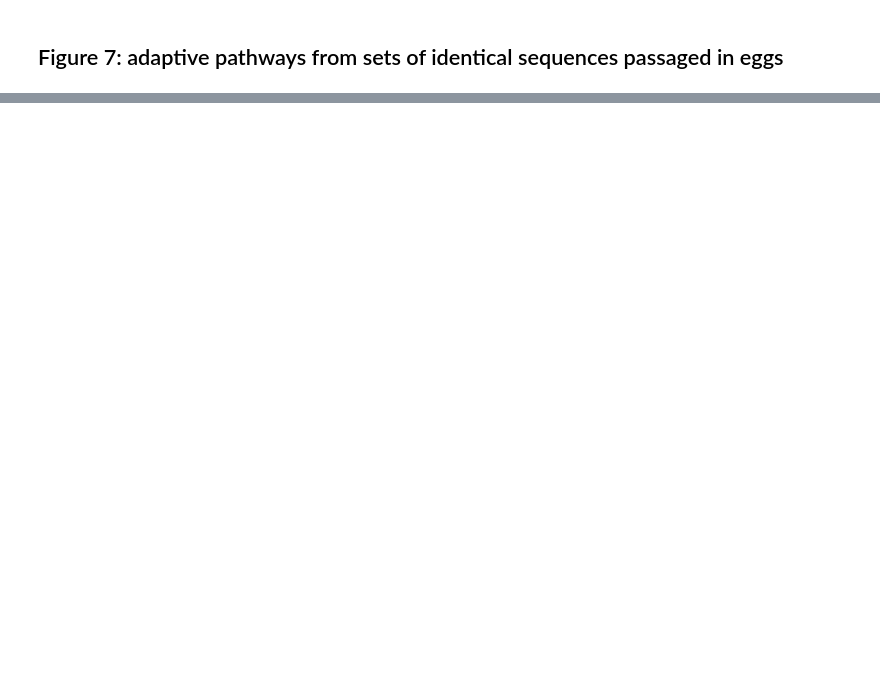
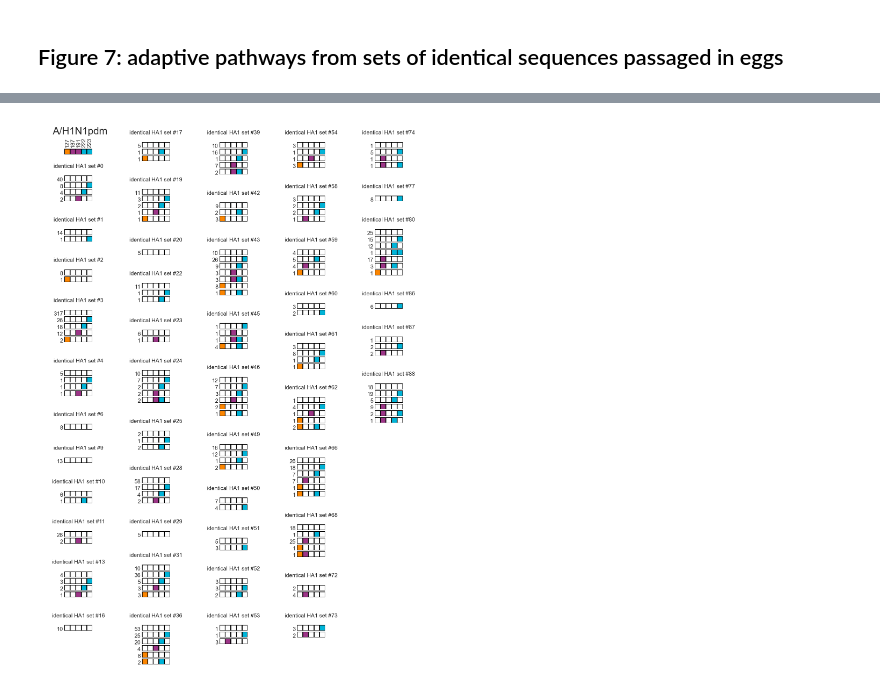
Before and after one commit to blab/egg-adaptation, a Jupyter notebook: figure-panels/Figure7-pathways.ipynb, the cells around one changed output, grey strips where cells are left out. Cells and saved outputs as stored; diff of their text form; code cells hidden in the pictures; blank space fills up the shorter version.

```diff
--- a/figure-panels/Figure7-pathways.ipynb
+++ b/figure-panels/Figure7-pathways.ipynb
@@ -964,0 +949,5 @@ sns.despine()
+# %%
+plot_figure7_supplement('h1n1pdm', figwidth=6, figheight=11,
+                        filename = 'Figure7/Supplements_AllSets/h1n1pdm_allsets.png')
+# %% [output]
+[figure, added]
```
Also changed, not shown: parts of 44 cells of this notebook, 15 other files.
